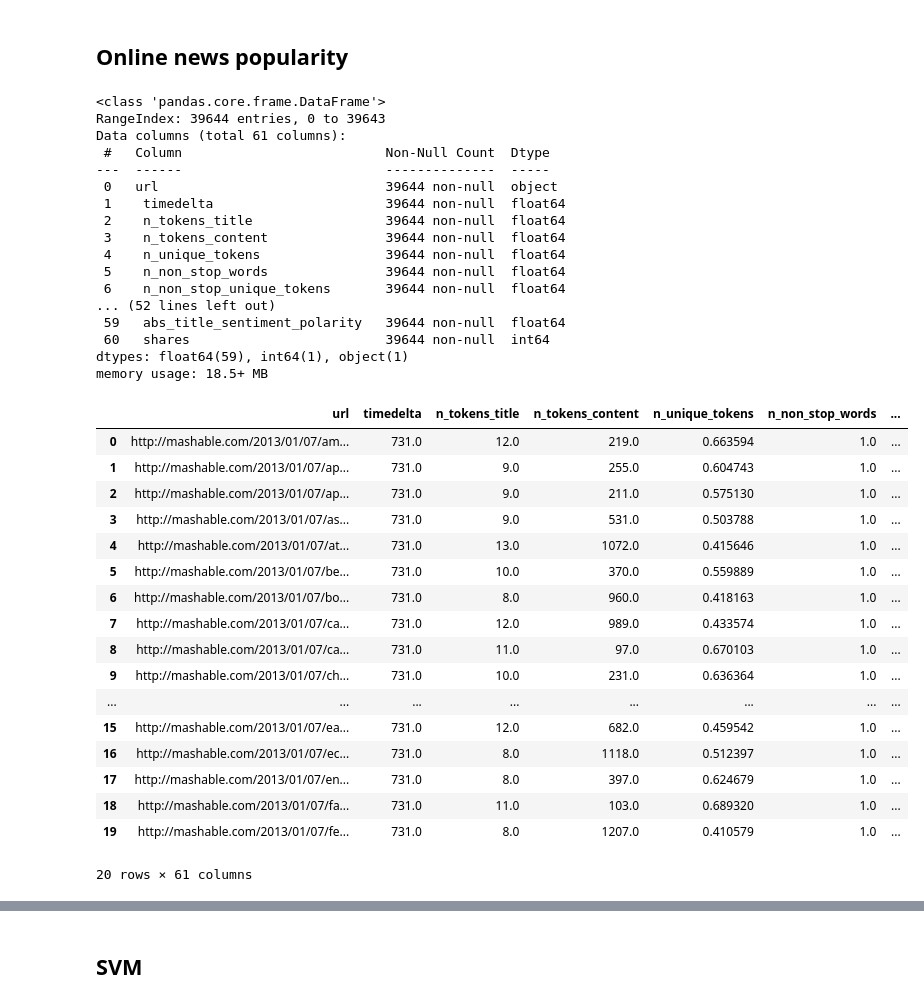
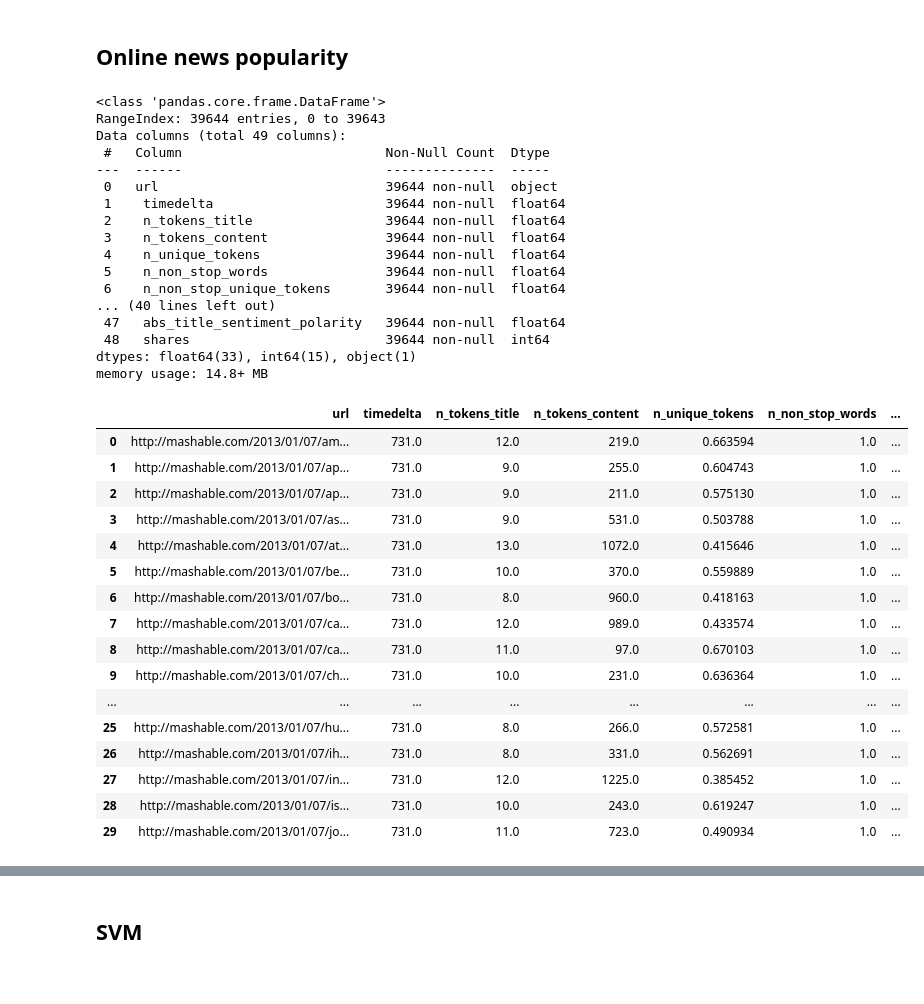
Before and after one commit to davisjrule/urop-pilot-study-datasets, a Jupyter notebook: pilot-study-online-news.ipynb, the cells around one changed output, grey strips where cells are left out. Cells and saved outputs as stored; diff of their text form; code cells hidden in the pictures.

```diff
--- a/pilot-study-online-news.ipynb
+++ b/pilot-study-online-news.ipynb
@@ -89,46 +89,68 @@ cols = ['url',' timedelta',' n_tokens_title',' n_tokens_content',' n_unique_toke
 
 
 df.columns = cols
 '''
 
+df[" weekday_is_monday"] = df[" weekday_is_monday"].apply(lambda x: 1 if x == "1.0" else 0)
+df[" weekday_is_tuesday"] = df[" weekday_is_tuesday"].apply(lambda x: 1 if x == "1.0" else 0)
+df[" weekday_is_wednesday"] = df[" weekday_is_wednesday"].apply(lambda x: 1 if x == "1.0" else 0)
+df[" weekday_is_thursday"] = df[" weekday_is_thursday"].apply(lambda x: 1 if x == "1.0" else 0)
+df[" weekday_is_friday"] = df[" weekday_is_friday"].apply(lambda x: 1 if x == "1.0" else 0)
+df[" weekday_is_saturday"] = df[" weekday_is_saturday"].apply(lambda x: 1 if x == "1.0" else 0)
+df[" weekday_is_sunday"] = df[" weekday_is_sunday"].apply(lambda x: 1 if x == "1.0" else 0)
+df[" is_weekend"] = df[" weekday_is_sunday"].apply(lambda x: 1 if x == "1.0" else 0)
+
+df[" data_channel_is_lifestyle"] = df[" data_channel_is_lifestyle"].apply(lambda x: 1 if x == "1.0" else 0)
+df[" data_channel_is_entertainment"] = df[" data_channel_is_lifestyle"].apply(lambda x: 1 if x == "1.0" else 0)
+df[" data_channel_is_bus"] = df[" data_channel_is_lifestyle"].apply(lambda x: 1 if x == "1.0" else 0)
+df[" data_channel_is_socmed"] = df[" data_channel_is_lifestyle"].apply(lambda x: 1 if x == "1.0" else 0)
+df[" data_channel_is_tech"] = df[" data_channel_is_lifestyle"].apply(lambda x: 1 if x == "1.0" else 0)
+df[" data_channel_is_world"] = df[" data_channel_is_lifestyle"].apply(lambda x: 1 if x == "1.0" else 0)
+
+
+drop_cols = [' self_reference_min_shares',' self_reference_max_shares',' self_reference_avg_sharess',' kw_min_min',' kw_max_min',' kw_avg_min',' kw_min_max',' kw_max_max',' kw_avg_max',' kw_min_avg',' kw_max_avg',' kw_avg_avg',]
+df = df.drop(columns=drop_cols, axis=1)
+
+pd.set_option('display.max_columns', None)
+
 df.info()
-df.head(20)
+df = df.drop(range(200,39644))
+df.head(30)
 # %% [output]
 <class 'pandas.core.frame.DataFrame'>
 RangeIndex: 39644 entries, 0 to 39643
-Data columns (total 61 columns):
+Data columns (total 49 columns):
  #   Column                          Non-Null Count  Dtype
 ---  ------                          --------------  -----
  0   url                             39644 non-null  object
  1    timedelta                      39644 non-null  float64
  2    n_tokens_title                 39644 non-null  float64
  3    n_tokens_content               39644 non-null  float64
  4    n_unique_tokens                39644 non-null  float64
  5    n_non_stop_words               39644 non-null  float64
  6    n_non_stop_unique_tokens       39644 non-null  float64
-... (52 lines left out)
- 59   abs_title_sentiment_polarity   39644 non-null  float64
- 60   shares                         39644 non-null  int64
-dtypes: float64(59), int64(1), object(1)
-memory usage: 18.5+ MB
+... (40 lines left out)
+ 47   abs_title_sentiment_polarity   39644 non-null  float64
+ 48   shares                         39644 non-null  int64
+dtypes: float64(33), int64(15), object(1)
+memory usage: 14.8+ MB
 |  | url | timedelta | n_tokens_title | n_tokens_content | n_unique_tokens | n_non_stop_words | ... |
 | 0 | http://mashable.com/2013/01/07/am... | 731.0 | 12.0 | 219.0 | 0.663594 | 1.0 | ... |
 | 1 | http://mashable.com/2013/01/07/ap... | 731.0 | 9.0 | 255.0 | 0.604743 | 1.0 | ... |
 | 2 | http://mashable.com/2013/01/07/ap... | 731.0 | 9.0 | 211.0 | 0.575130 | 1.0 | ... |
 | 3 | http://mashable.com/2013/01/07/as... | 731.0 | 9.0 | 531.0 | 0.503788 | 1.0 | ... |
 | 4 | http://mashable.com/2013/01/07/at... | 731.0 | 13.0 | 1072.0 | 0.415646 | 1.0 | ... |
 | 5 | http://mashable.com/2013/01/07/be... | 731.0 | 10.0 | 370.0 | 0.559889 | 1.0 | ... |
 | 6 | http://mashable.com/2013/01/07/bo... | 731.0 | 8.0 | 960.0 | 0.418163 | 1.0 | ... |
 | 7 | http://mashable.com/2013/01/07/ca... | 731.0 | 12.0 | 989.0 | 0.433574 | 1.0 | ... |
 | 8 | http://mashable.com/2013/01/07/ca... | 731.0 | 11.0 | 97.0 | 0.670103 | 1.0 | ... |
 | 9 | http://mashable.com/2013/01/07/ch... | 731.0 | 10.0 | 231.0 | 0.636364 | 1.0 | ... |
 | ... | ... | ... | ... | ... | ... | ... | ... |
-| 15 | http://mashable.com/2013/01/07/ea... | 731.0 | 12.0 | 682.0 | 0.459542 | 1.0 | ... |
-| 16 | http://mashable.com/2013/01/07/ec... | 731.0 | 8.0 | 1118.0 | 0.512397 | 1.0 | ... |
-| 17 | http://mashable.com/2013/01/07/en... | 731.0 | 8.0 | 397.0 | 0.624679 | 1.0 | ... |
-| 18 | http://mashable.com/2013/01/07/fa... | 731.0 | 11.0 | 103.0 | 0.689320 | 1.0 | ... |
-| 19 | http://mashable.com/2013/01/07/fe... | 731.0 | 8.0 | 1207.0 | 0.410579 | 1.0 | ... |
+| 25 | http://mashable.com/2013/01/07/hu... | 731.0 | 8.0 | 266.0 | 0.572581 | 1.0 | ... |
+| 26 | http://mashable.com/2013/01/07/ih... | 731.0 | 8.0 | 331.0 | 0.562691 | 1.0 | ... |
+| 27 | http://mashable.com/2013/01/07/in... | 731.0 | 12.0 | 1225.0 | 0.385452 | 1.0 | ... |
+| 28 | http://mashable.com/2013/01/07/is... | 731.0 | 10.0 | 243.0 | 0.619247 | 1.0 | ... |
+| 29 | http://mashable.com/2013/01/07/jo... | 731.0 | 11.0 | 723.0 | 0.490934 | 1.0 | ... |
-20 rows × 61 columns
 # %%
 # Break dataset into train and test data
 
```
Also changed, not shown: parts of 16 cells of this notebook, 1 other file.
